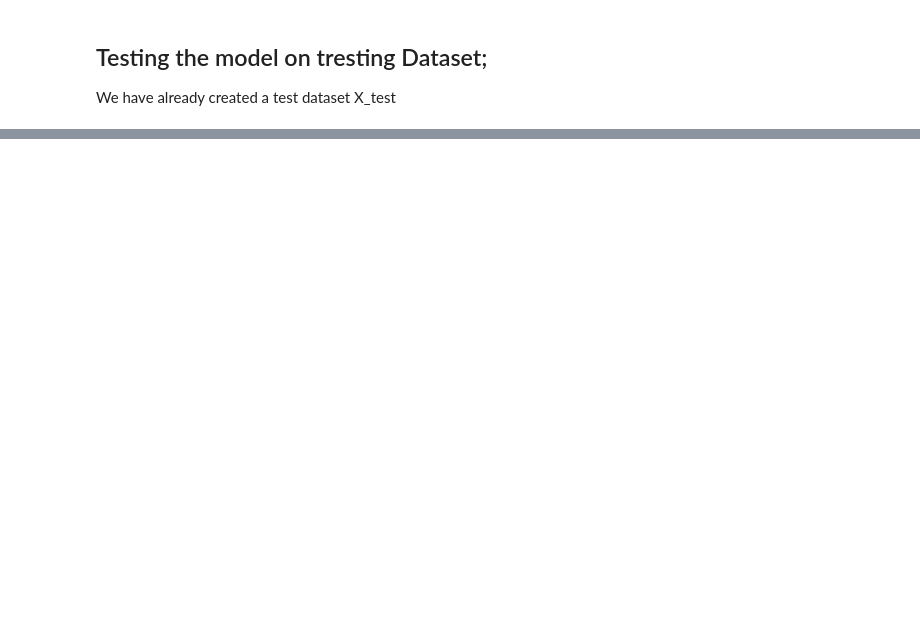
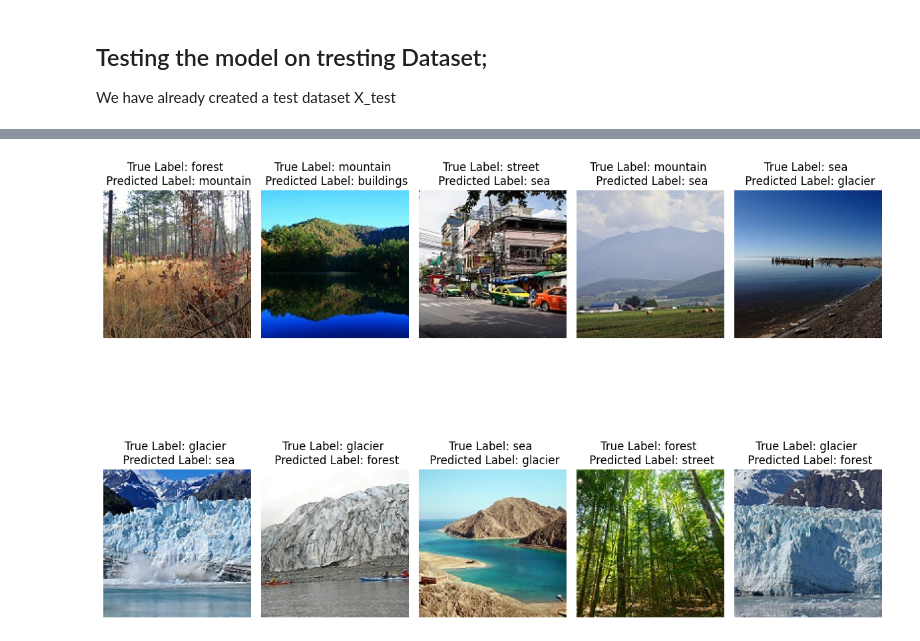
Before and after one commit to Jawakar-7/Image-Classification-using-multiple-models-, a Jupyter notebook: model_final.ipynb, the cells around one changed output, grey strips where cells are left out. Cells and saved outputs as stored; diff of their text form; code cells hidden in the pictures; blank space fills up the shorter version.

```diff
--- a/model_final.ipynb
+++ b/model_final.ipynb
@@ -374,0 +416,7 @@ predictions = cnn_model.predict(X_test)
+# %%
+errors = (y_true - y_pred != 0)
+y_true_errors = y_true[errors]
+y_pred_errors = y_pred[errors]
+# %%
+test_images = X_test.filenames
+test_img = np.asarray(test_images)[errors]
@@ -374,0 +425,23 @@ predictions = cnn_model.predict(X_test)
+# %%
+fig, ax = plt.subplots(nrows=2, ncols=5, figsize=(12, 10))
+idx = 0
+
+for i in range(2):
+    for j in range(5):
+        idx = np.random.randint(0, len(test_img))
+        true_index = y_true_errors[idx]
+        true_label = labels[true_index]
+        predicted_index = y_pred_errors[idx]
+        predicted_label = labels[predicted_index]
+        ax[i, j].set_title(f"True Label: {true_label} \n Predicted Label: {predicted_label}")
+        img_path = os.path.join(test_path, test_img[idx])
+        img = cv2.imread(img_path)
+        img = cv2.cvtColor(img, cv2.COLOR_BGR2RGB)
+        ax[i, j].imshow(img)
+        ax[i, j].axis("off")
+
+plt.tight_layout()
+#plt.suptitle('Wrong Predictions made on test set', fontsize=20)
+plt.show()
+# %% [output]
+[figure, added]
```
Also changed, not shown: parts of 18 cells of this notebook.
